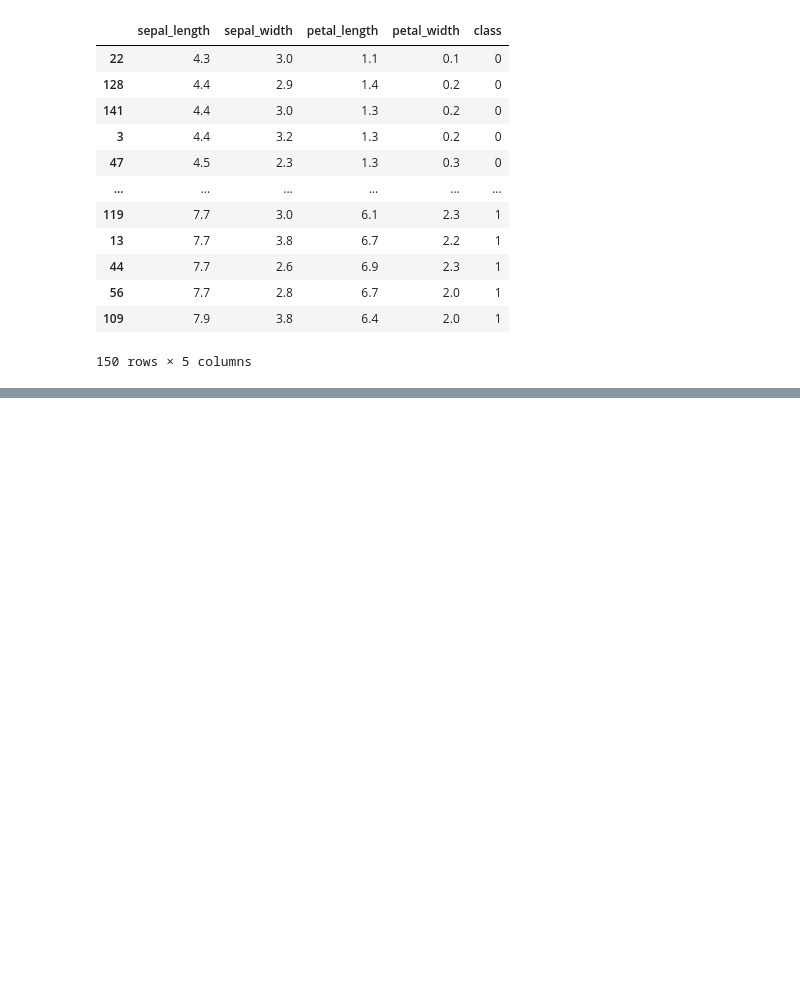
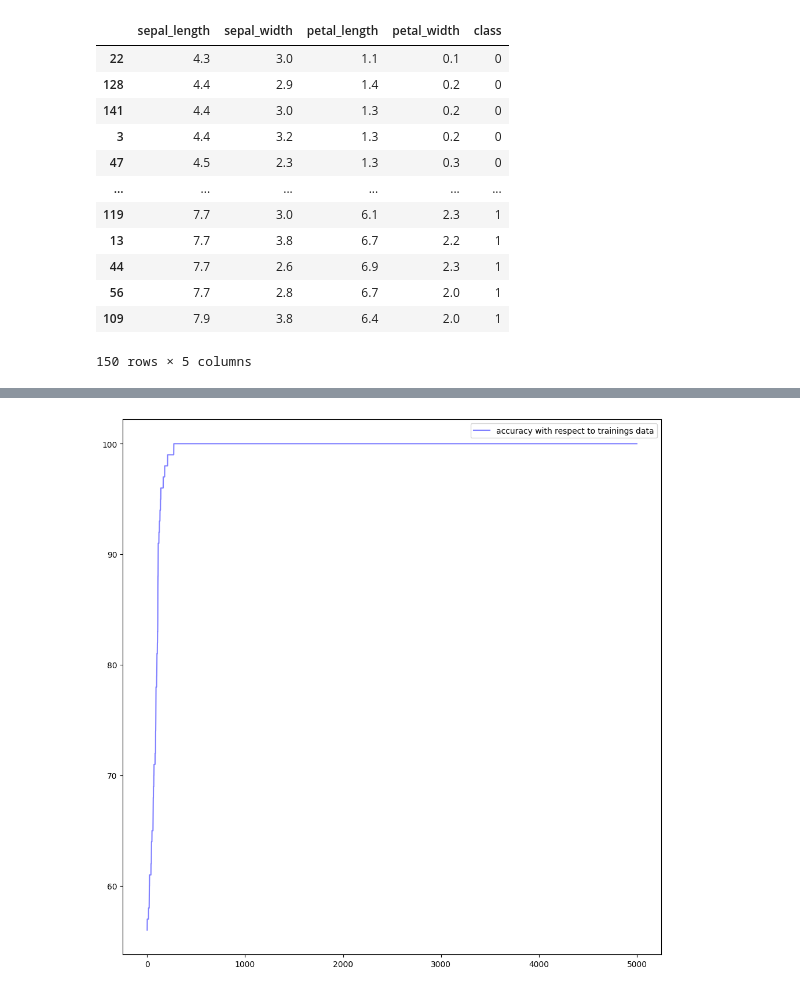
Before and after one commit to aisven/fullstack-ml-academy-homework, a Jupyter notebook: notepads/02-Einfuehrung-PyTorch/02-Einfuehrung-PyTorch.ipynb, the cells around one changed output, grey strips where cells are left out. Saved outputs shown, nothing was run; the diff lists cells and outputs as text; code cells hidden in the pictures; blank space fills up the shorter version.

```diff
--- a/notepads/02-Einfuehrung-PyTorch/02-Einfuehrung-PyTorch.ipynb
+++ b/notepads/02-Einfuehrung-PyTorch/02-Einfuehrung-PyTorch.ipynb
@@ -294,0 +372,9 @@ plt.show()
+# %%
+# in this code block we visualize the accuracy with respect to trainings data
+
+plt.figure(figsize=(12,12),dpi=100)
+plt.plot(accs_train, label='accuracy with respect to trainings data', color='#8080ff')
+plt.legend()
+plt.show()
+# %% [output]
+[figure, added]
```
Also changed, not shown: parts of 13 cells of this notebook.
